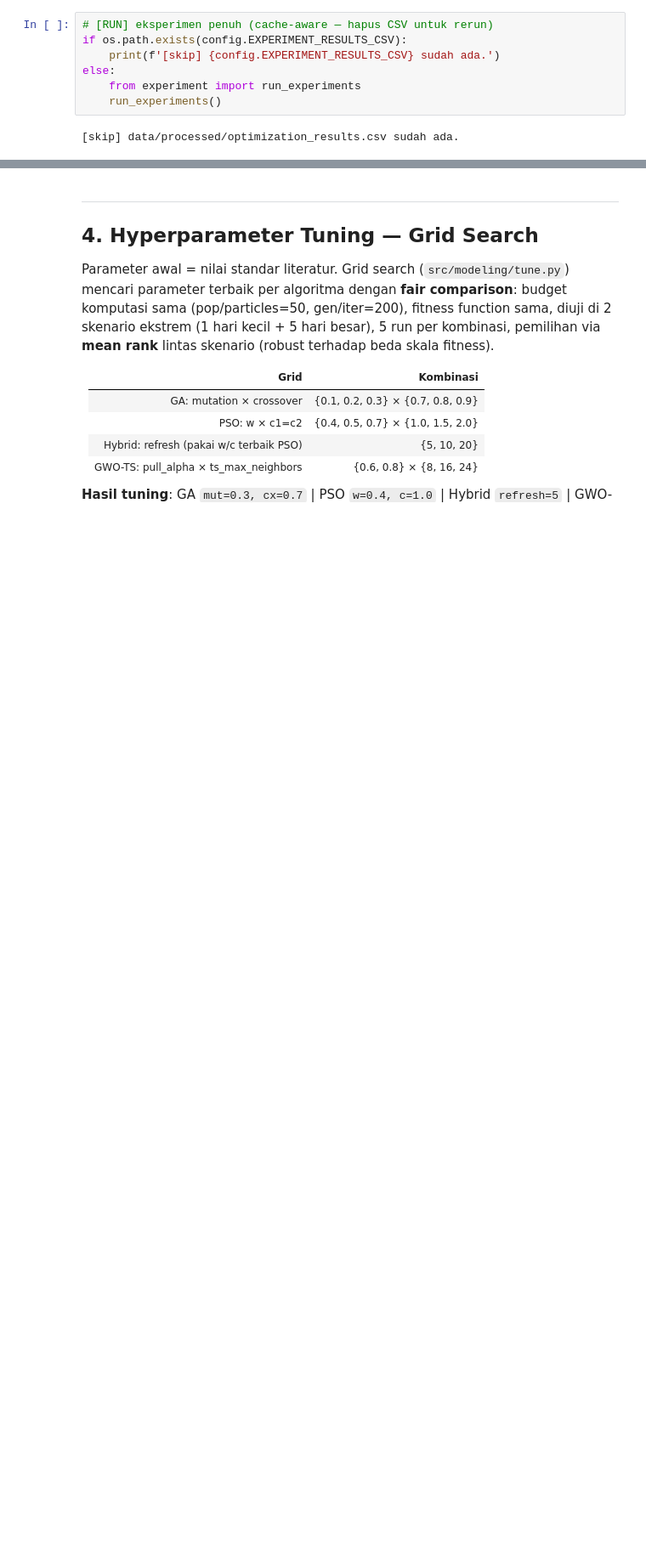
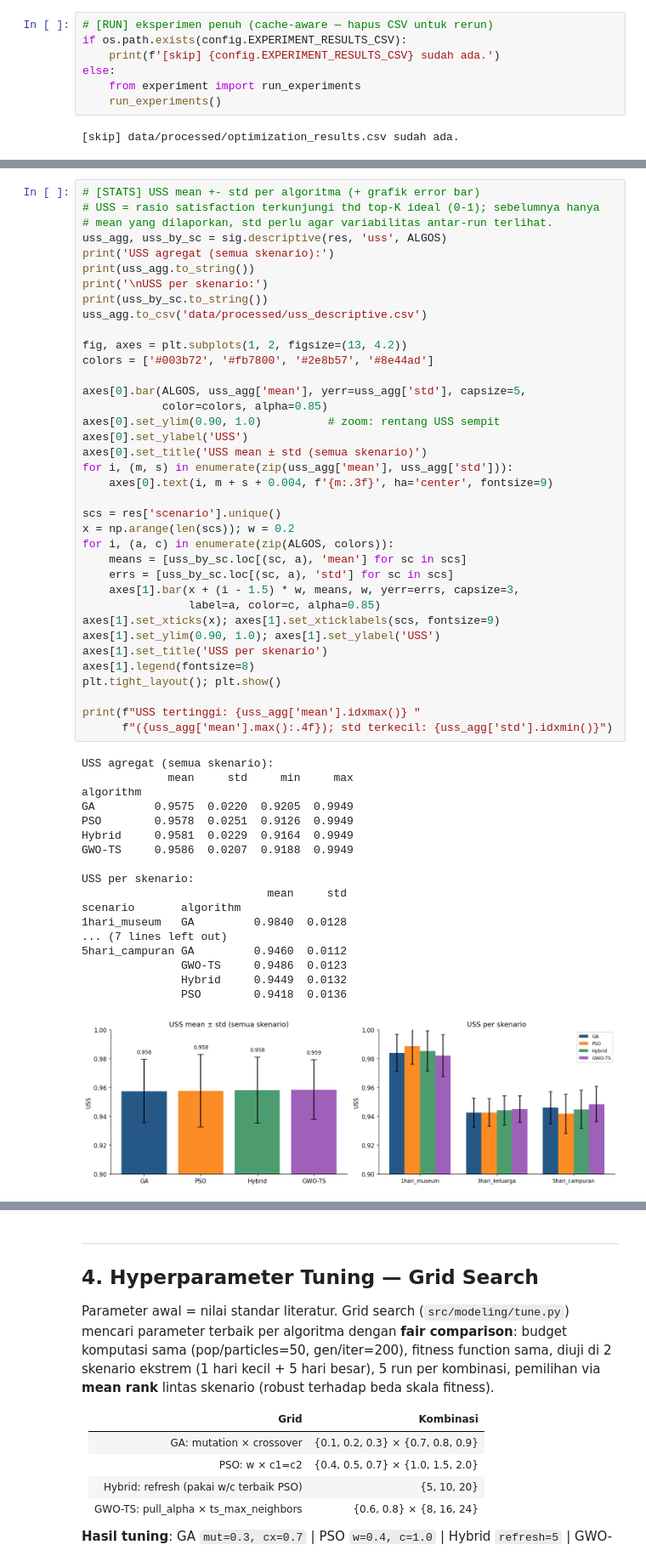
Before and after one commit to Hazjel/sistem-rekomendasi-destinasi-wisata-jakarta, a Jupyter notebook: notebooks/06_optimization.ipynb, the cells around one changed output, grey strips where cells are left out. Shown at 85% size. Drawn from its saved outputs; the diff is of its cells as text; blank space fills up the shorter version.

```diff
--- a/notebooks/06_optimization.ipynb
+++ b/notebooks/06_optimization.ipynb
@@ -470,0 +454,56 @@ dipilih utk web krn tercepat & USS tertinggi (fitness tak beda nyata).
+# %%
+# [STATS] USS mean +- std per algoritma (+ grafik error bar)
+# USS = rasio satisfaction terkunjungi thd top-K ideal (0-1); sebelumnya hanya
+# mean yang dilaporkan, std perlu agar variabilitas antar-run terlihat.
+uss_agg, uss_by_sc = sig.descriptive(res, 'uss', ALGOS)
+print('USS agregat (semua skenario):')
+print(uss_agg.to_string())
+print('\nUSS per skenario:')
+print(uss_by_sc.to_string())
+uss_agg.to_csv('data/processed/uss_descriptive.csv')
+
+fig, axes = plt.subplots(1, 2, figsize=(13, 4.2))
+colors = ['#003b72', '#fb7800', '#2e8b57', '#8e44ad']
+
+axes[0].bar(ALGOS, uss_agg['mean'], yerr=uss_agg['std'], capsize=5,
+            color=colors, alpha=0.85)
+axes[0].set_ylim(0.90, 1.0)          # zoom: rentang USS sempit
+axes[0].set_ylabel('USS')
+axes[0].set_title('USS mean ± std (semua skenario)')
+for i, (m, s) in enumerate(zip(uss_agg['mean'], uss_agg['std'])):
+    axes[0].text(i, m + s + 0.004, f'{m:.3f}', ha='center', fontsize=9)
+
+scs = res['scenario'].unique()
+x = np.arange(len(scs)); w = 0.2
+for i, (a, c) in enumerate(zip(ALGOS, colors)):
+    means = [uss_by_sc.loc[(sc, a), 'mean'] for sc in scs]
+    errs = [uss_by_sc.loc[(sc, a), 'std'] for sc in scs]
+    axes[1].bar(x + (i - 1.5) * w, means, w, yerr=errs, capsize=3,
+                label=a, color=c, alpha=0.85)
+axes[1].set_xticks(x); axes[1].set_xticklabels(scs, fontsize=9)
+axes[1].set_ylim(0.90, 1.0); axes[1].set_ylabel('USS')
+axes[1].set_title('USS per skenario')
+axes[1].legend(fontsize=8)
+plt.tight_layout(); plt.show()
+
+print(f"USS tertinggi: {uss_agg['mean'].idxmax()} "
+      f"({uss_agg['mean'].max():.4f}); std terkecil: {uss_agg['std'].idxmin()}")
+# %% [output]
+USS agregat (semua skenario):
+             mean     std     min     max
+algorithm
+GA         0.9575  0.0220  0.9205  0.9949
+PSO        0.9578  0.0251  0.9126  0.9949
+Hybrid     0.9581  0.0229  0.9164  0.9949
+GWO-TS     0.9586  0.0207  0.9188  0.9949
+
+USS per skenario:
+                            mean     std
+scenario       algorithm
+1hari_museum   GA         0.9840  0.0128
+... (7 lines left out)
+5hari_campuran GA         0.9460  0.0112
+               GWO-TS     0.9486  0.0123
+               Hybrid     0.9449  0.0132
+               PSO        0.9418  0.0136
+[figure, added]
```
Also changed, not shown: parts of 12 cells of this notebook, 11 other files.
